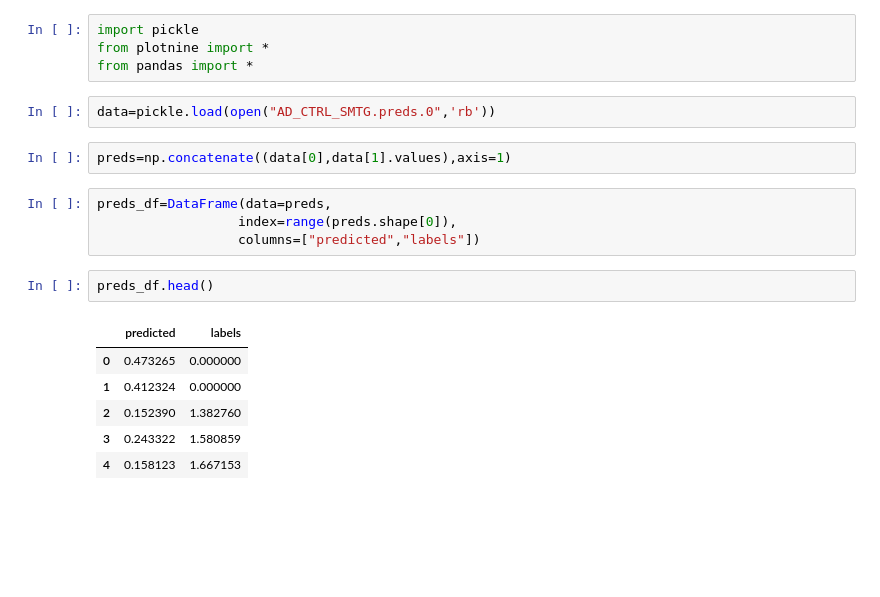
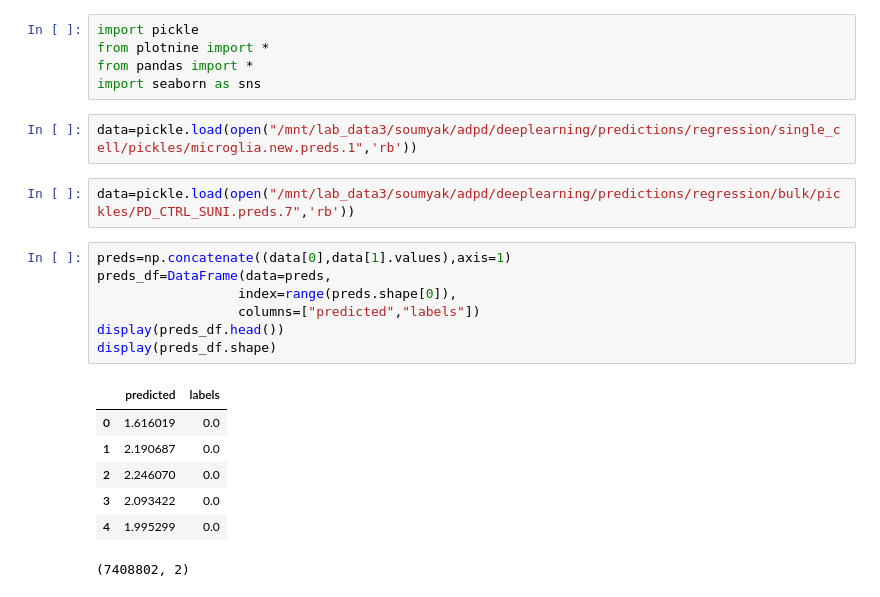
Before and after one commit to kundajelab/alzheimers_parkinsons, a Jupyter notebook: models/plot_predictions.ipynb, the cells around one changed output. Saved outputs shown, nothing was run; the diff lists cells and outputs as text; blank space fills up the shorter version.

```diff
--- a/models/plot_predictions.ipynb
+++ b/models/plot_predictions.ipynb
@@ -2,21 +2,24 @@
 import pickle
 from plotnine import *
 from pandas import *
+import seaborn as sns
+# %%
+data=pickle.load(open("/mnt/lab_data3/soumyak/adpd/deeplearning/predictions/regression/single_cell/pickles/microglia.new.preds.1",'rb'))
 # %%
-data=pickle.load(open("AD_CTRL_SMTG.preds.0",'rb'))
+data=pickle.load(open("/mnt/lab_data3/soumyak/adpd/deeplearning/predictions/regression/bulk/pickles/PD_CTRL_SUNI.preds.7",'rb'))
 # %%
 preds=np.concatenate((data[0],data[1].values),axis=1)
+preds_df=DataFrame(data=preds,
+                  index=range(preds.shape[0]),
+                  columns=["predicted","labels"])
+display(preds_df.head())
+display(preds_df.shape)
+# %% [output]
+|  | predicted | labels |
+| 0 | 1.616019 | 0.0 |
+| 1 | 2.190687 | 0.0 |
+| 2 | 2.246070 | 0.0 |
+| 3 | 2.093422 | 0.0 |
+| 4 | 1.995299 | 0.0 |
+(7408802, 2)
-# %%
-preds_df=DataFrame(data=preds,
-                  index=range(preds.shape[0]),
-                  columns=["predicted","labels"])
-# %%
-preds_df.head()
-# %% [output]
-|  | predicted | labels |
-| 0 | 0.473265 | 0.000000 |
-| 1 | 0.412324 | 0.000000 |
-| 2 | 0.152390 | 1.382760 |
-| 3 | 0.243322 | 1.580859 |
-| 4 | 0.158123 | 1.667153 |
 # %%
```
Also changed, not shown: parts of 6 cells of this notebook, 12 other files.
